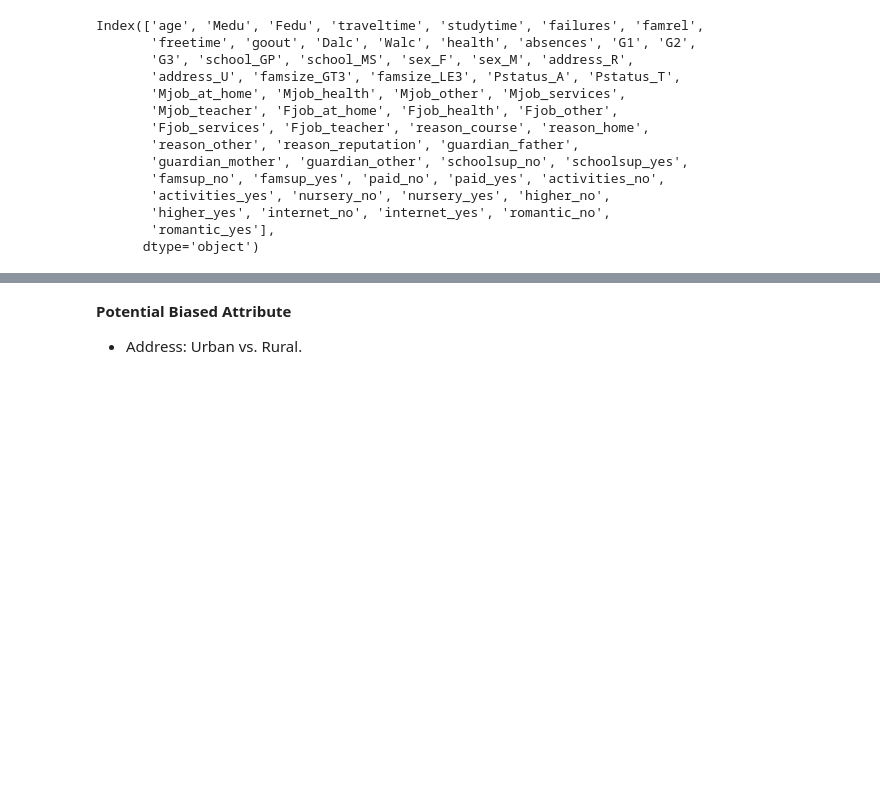
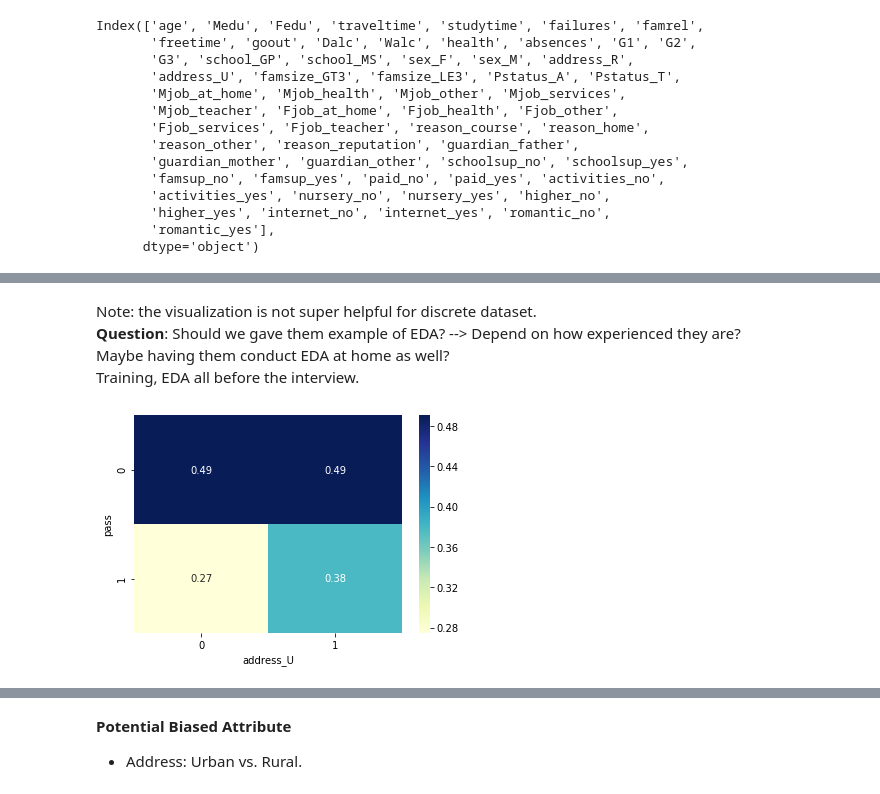
Before and after one commit to WesDeng/Recidivism_Exp, a Jupyter notebook: EDA_School.ipynb, the cells around one changed output, grey strips where cells are left out. Cells and saved outputs as stored; diff of their text form; code cells hidden in the pictures; blank space fills up the shorter version.

```diff
--- a/EDA_School.ipynb
+++ b/EDA_School.ipynb
@@ -120,0 +146,10 @@ from sklearn.model_selection import train_test_split
+# %% [markdown]
+Note: the visualization is not super helpful for discrete dataset. <br>
+**Question**: Should we gave them example of EDA? --> Depend on how experienced they are? <br>
+Maybe having them conduct EDA at home as well? <br>
+Training, EDA all before the interview.
+# %%
+sex_address = df_por_encoding.pivot_table('sex_M', 'pass','address_U')
+ax = sns.heatmap(sex_address, annot=True, cmap="YlGnBu");
+# %% [output]
+[figure, added]
```
Also changed, not shown: parts of 15 cells of this notebook, 1 other file.
